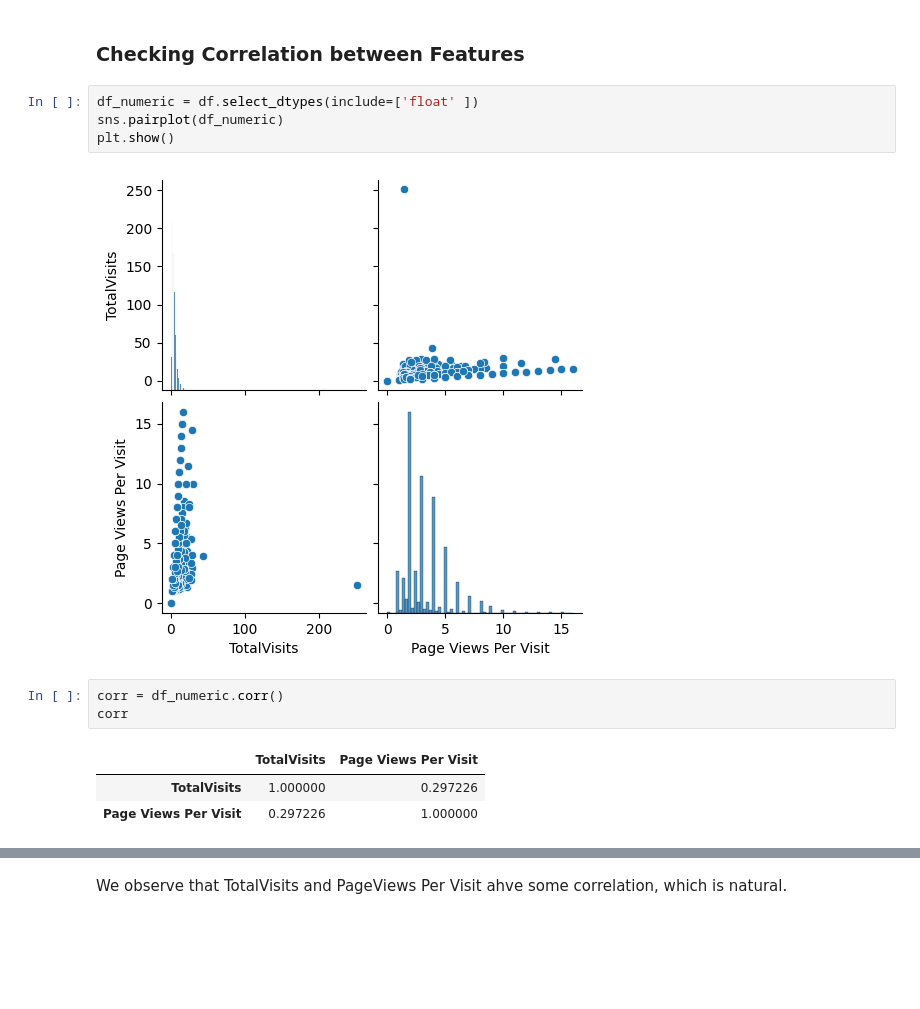
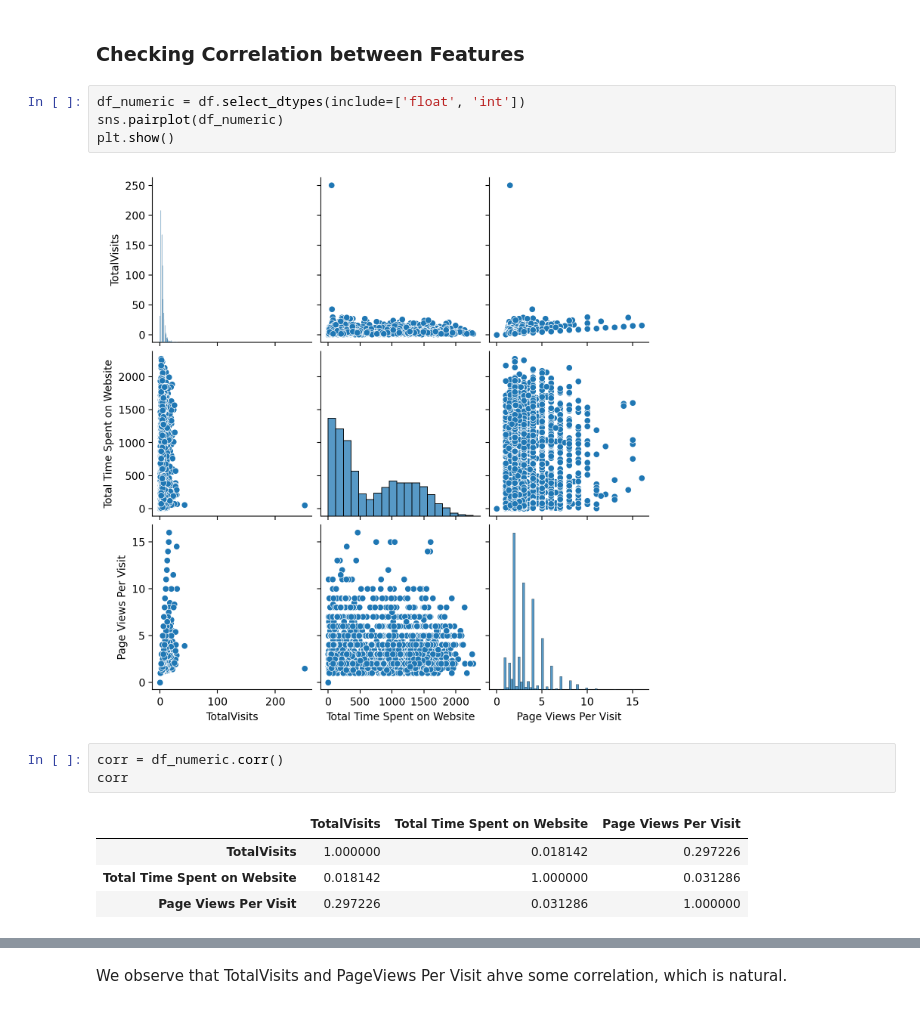
Before and after one commit to notvarunseth/ml-assignment, a Jupyter notebook: 1_notebook.ipynb, the cells around one changed output, grey strips where cells are left out. Drawn from its saved outputs; the diff is of its cells as text; blank space fills up the shorter version.

```diff
--- a/1_notebook.ipynb
+++ b/1_notebook.ipynb
@@ -432,18 +489,19 @@ We observe that it is hard to guess the conversion rate among any of these categ
 # %% [markdown]
 ### Checking Correlation between Features
 # %%
-df_numeric = df.select_dtypes(include=['float' ])
+df_numeric = df.select_dtypes(include=['float', 'int'])
 sns.pairplot(df_numeric)
 plt.show()
 # %% [output]
-[figure, old version]
+[figure, new version]
 # %%
 corr = df_numeric.corr()
 corr
 # %% [output]
-|  | TotalVisits | Page Views Per Visit |
-| TotalVisits | 1.000000 | 0.297226 |
-| Page Views Per Visit | 0.297226 | 1.000000 |
+|  | TotalVisits | Total Time Spent on Website | Page Views Per Visit |
+| TotalVisits | 1.000000 | 0.018142 | 0.297226 |
+| Total Time Spent on Website | 0.018142 | 1.000000 | 0.031286 |
+| Page Views Per Visit | 0.297226 | 0.031286 | 1.000000 |
 # %%
 sns.heatmap(corr, square=True, annot=True)
 # %% [output]
```
Also changed, not shown: parts of 14 cells of this notebook.
